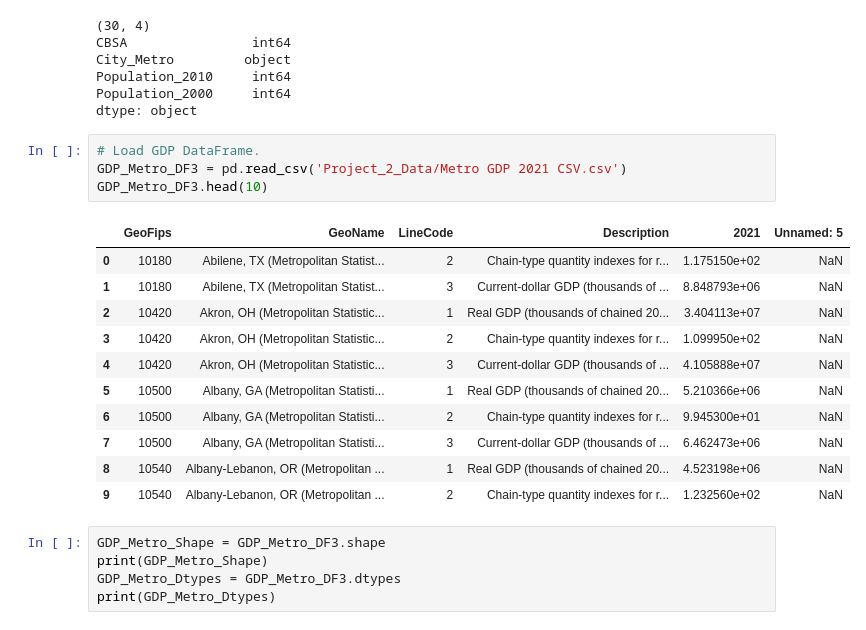
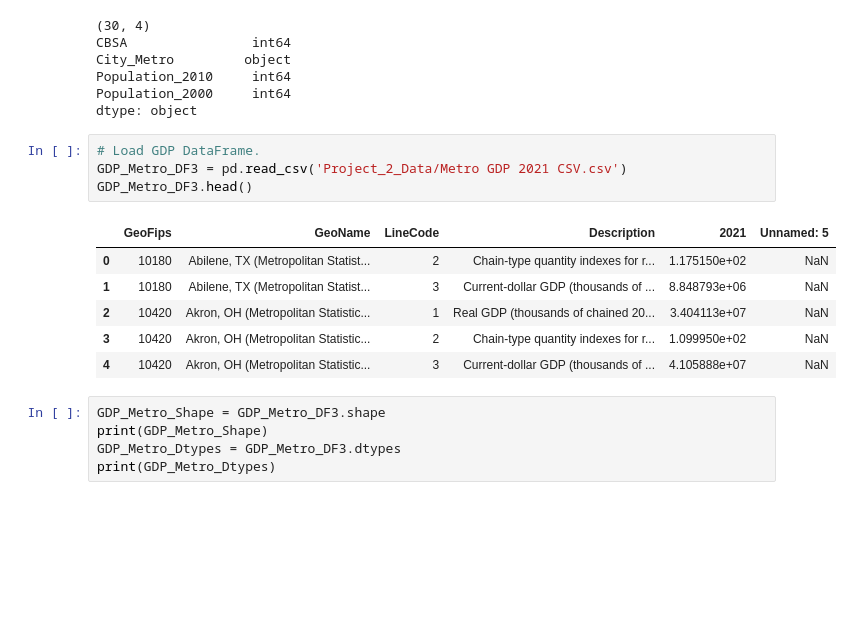
Before and after one commit to BerisDizdar/US_Population_And_GDP, a Jupyter notebook: Metro_Pop.ipynb, the cells around one changed output. Saved outputs shown, nothing was run; the diff lists cells and outputs as text; blank space fills up the shorter version.

```diff
--- a/Metro_Pop.ipynb
+++ b/Metro_Pop.ipynb
@@ -162,19 +162,14 @@ dtype: object
 # %%
 # Load GDP DataFrame.
 GDP_Metro_DF3 = pd.read_csv('Project_2_Data/Metro GDP 2021 CSV.csv')
-GDP_Metro_DF3.head(10)
+GDP_Metro_DF3.head()
 # %% [output]
 |  | GeoFips | GeoName | LineCode | Description | 2021 | Unnamed: 5 |
 | 0 | 10180 | Abilene, TX (Metropolitan Statist... | 2 | Chain-type quantity indexes for r... | 1.175150e+02 | NaN |
 | 1 | 10180 | Abilene, TX (Metropolitan Statist... | 3 | Current-dollar GDP (thousands of ... | 8.848793e+06 | NaN |
 | 2 | 10420 | Akron, OH (Metropolitan Statistic... | 1 | Real GDP (thousands of chained 20... | 3.404113e+07 | NaN |
 | 3 | 10420 | Akron, OH (Metropolitan Statistic... | 2 | Chain-type quantity indexes for r... | 1.099950e+02 | NaN |
 | 4 | 10420 | Akron, OH (Metropolitan Statistic... | 3 | Current-dollar GDP (thousands of ... | 4.105888e+07 | NaN |
-| 5 | 10500 | Albany, GA (Metropolitan Statisti... | 1 | Real GDP (thousands of chained 20... | 5.210366e+06 | NaN |
-| 6 | 10500 | Albany, GA (Metropolitan Statisti... | 2 | Chain-type quantity indexes for r... | 9.945300e+01 | NaN |
-| 7 | 10500 | Albany, GA (Metropolitan Statisti... | 3 | Current-dollar GDP (thousands of ... | 6.462473e+06 | NaN |
-| 8 | 10540 | Albany-Lebanon, OR (Metropolitan ... | 1 | Real GDP (thousands of chained 20... | 4.523198e+06 | NaN |
-| 9 | 10540 | Albany-Lebanon, OR (Metropolitan ... | 2 | Chain-type quantity indexes for r... | 1.232560e+02 | NaN |
 # %%
 GDP_Metro_Shape = GDP_Metro_DF3.shape
 print(GDP_Metro_Shape)
```
Also changed, not shown: parts of 3 cells of this notebook.
